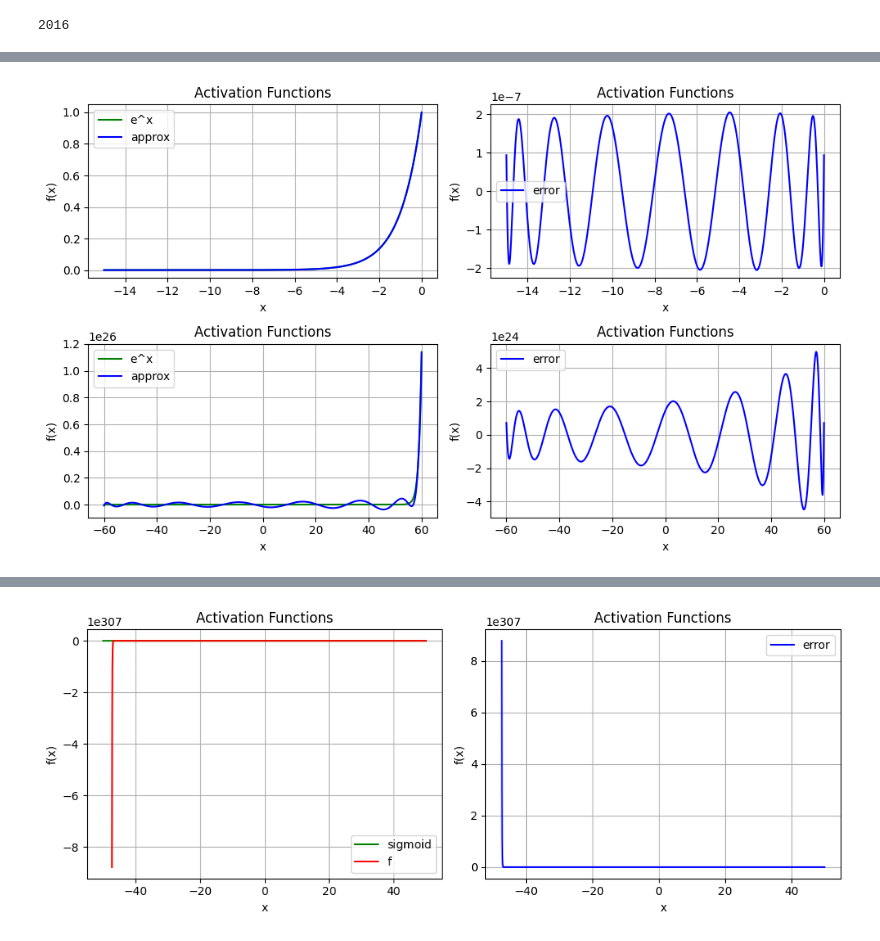
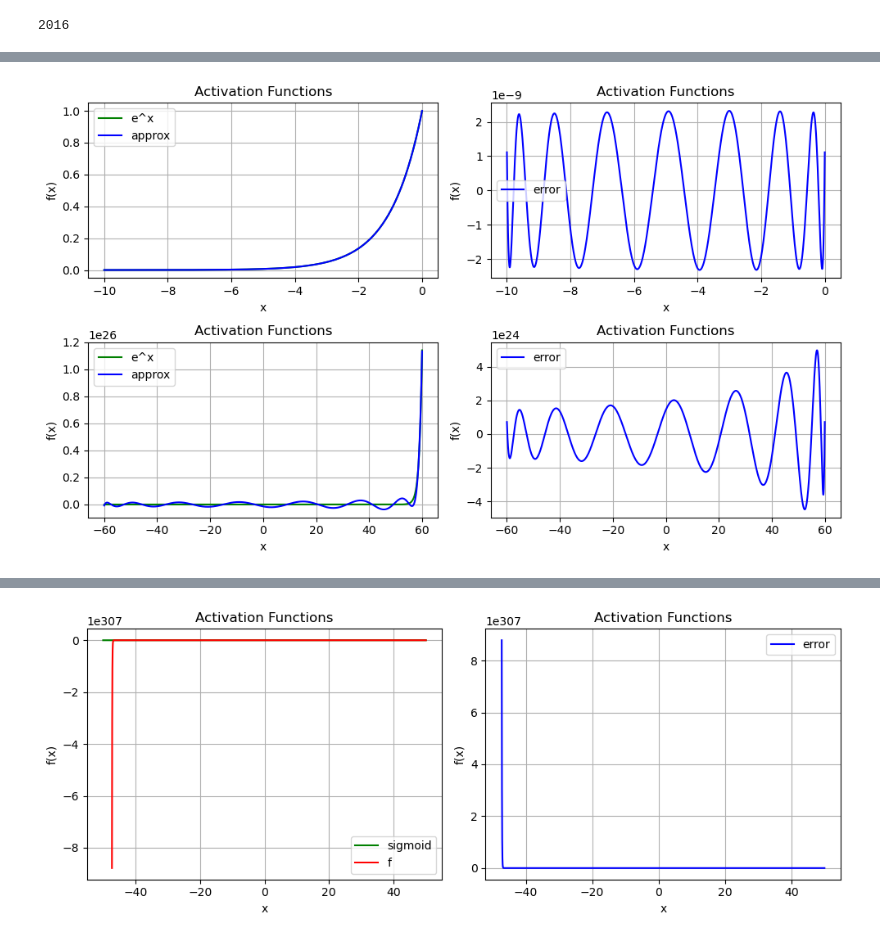
Before and after one commit to haozetao/ckks_llm, a Jupyter notebook: python/nonlinear.ipynb, the cells around one changed output, grey strips where cells are left out. Drawn from its saved outputs; the diff is of its cells as text; code cells hidden in the pictures.

```diff
--- a/python/nonlinear.ipynb
+++ b/python/nonlinear.ipynb
@@ -245,7 +246,7 @@ pi = math.pi
 cos = math.cos
 sin = math.sin
 
-exp_length = 15
+exp_length = 10
 exp_length2 = 120
 
 def target_function(x):
@@ -348,4 +349,4 @@ y1 [0.1483158359358249, 0.2760824230971085, 0.22300969237908772, 0.1571439267439
-[figure, old version]
+[figure, new version]
 # %%
 # standard
 def softmax1(x):
```
Also changed, not shown: parts of 7 cells of this notebook, 35 other files.
